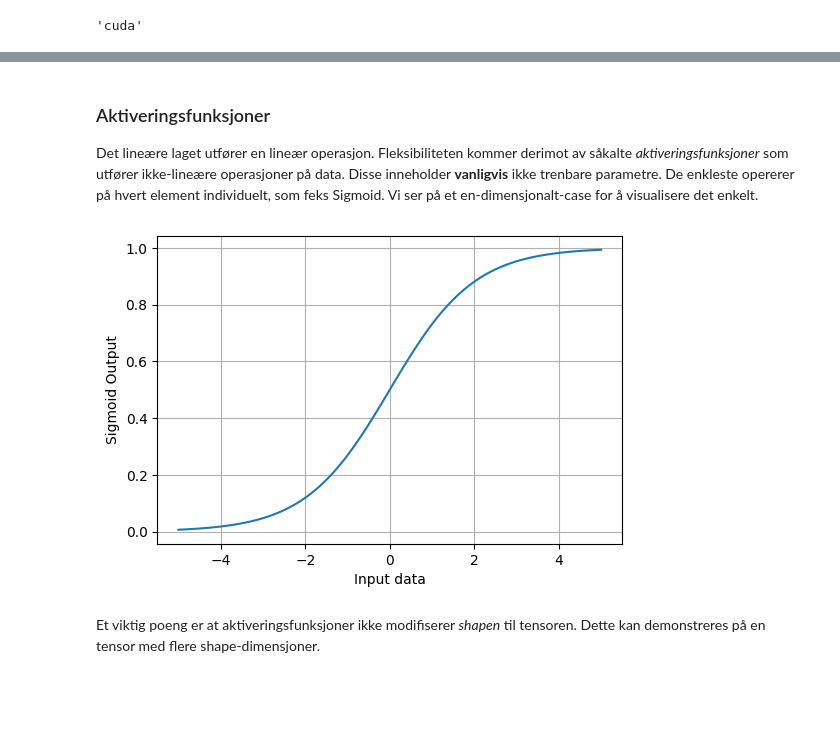
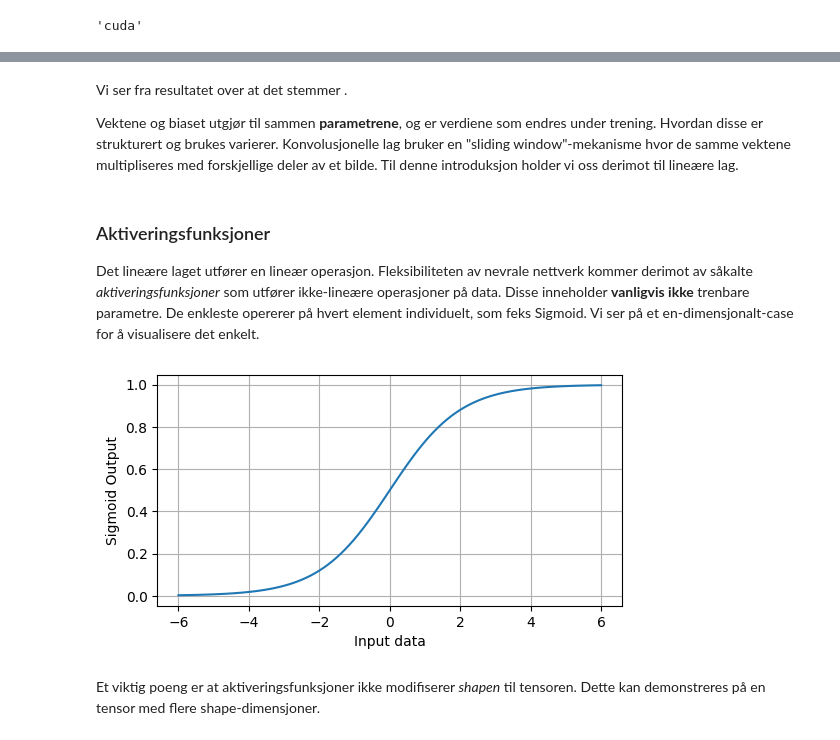
Before and after one commit to willdalh/ml-course, a Jupyter notebook: concepts.ipynb, the cells around one changed output, grey strips where cells are left out. Drawn from its saved outputs; the diff is of its cells as text; code cells hidden in the pictures; blank space fills up the shorter version.

```diff
--- a/concepts.ipynb
+++ b/concepts.ipynb
@@ -81,28 +99,33 @@ tensor([[ 0.7995, -0.5531,  0.7010]], grad_fn=<AddBackward0>)
+# %% [markdown]
+Vi ser fra resultatet over at det stemmer .
+
+
+Vektene og biaset utgjør til sammen **parametrene**, og er verdiene som endres under trening. Hvordan disse er strukturert og brukes varierer. Konvolusjonelle lag bruker en "sliding window"-mekanisme hvor de samme vektene multipliseres med forskjellige deler av et bilde. Til denne introduksjon holder vi oss derimot til lineære lag.
 # %% [markdown]
 ### Aktiveringsfunksjoner
 
-Det lineære laget utfører en lineær operasjon. Fleksibiliteten kommer derimot av såkalte _aktiveringsfunksjoner_ som utfører ikke-lineære operasjoner på data. Disse inneholder **vanligvis** ikke trenbare parametre. De enkleste opererer på hvert element individuelt, som feks Sigmoid. Vi ser på et en-dimensjonalt-case for å visualisere det enkelt.
+Det lineære laget utfører en lineær operasjon. Fleksibiliteten av nevrale nettverk kommer derimot av såkalte _aktiveringsfunksjoner_ som utfører ikke-lineære operasjoner på data. Disse inneholder **vanligvis ikke** trenbare parametre. De enkleste opererer på hvert element individuelt, som feks Sigmoid. Vi ser på et en-dimensjonalt-case for å visualisere det enkelt.
 # %%
-import matplotlib.pyplot as plt
+import matplotlib.pyplot as plt # Library for visualization
 sigmoid = nn.Sigmoid()
-assert not hasattr(sigmoid, "weights") # No learnable weights
+assert not hasattr(sigmoid, "weight") # No learnable weights
 
-data = torch.linspace(start=-5, end=5, steps=100) # One-dimensional vector with 100 elements
+data = torch.linspace(start=-6, end=6, steps=100) # One-dimensional vector with 100 elements
 output = sigmoid(data)
 
-fig, ax = plt.subplots(figsize=(6, 4))
+fig, ax = plt.subplots(figsize=(6, 3))
 
 ax.plot(data, output)
 ax.set_xlabel("Input data")
 ax.set_ylabel("Sigmoid Output")
 
 # Add a grid
 ax.grid(True)
 
 # Show the plot
 plt.show()
 # %% [output]
-[figure, old version]
+[figure, new version]
 # %% [markdown]
 Et viktig poeng er at aktiveringsfunksjoner ikke modifiserer _shapen_ til tensoren. Dette kan demonstreres på en tensor med flere shape-dimensjoner.
 # %%
```
Also changed, not shown: parts of 36 cells of this notebook.
